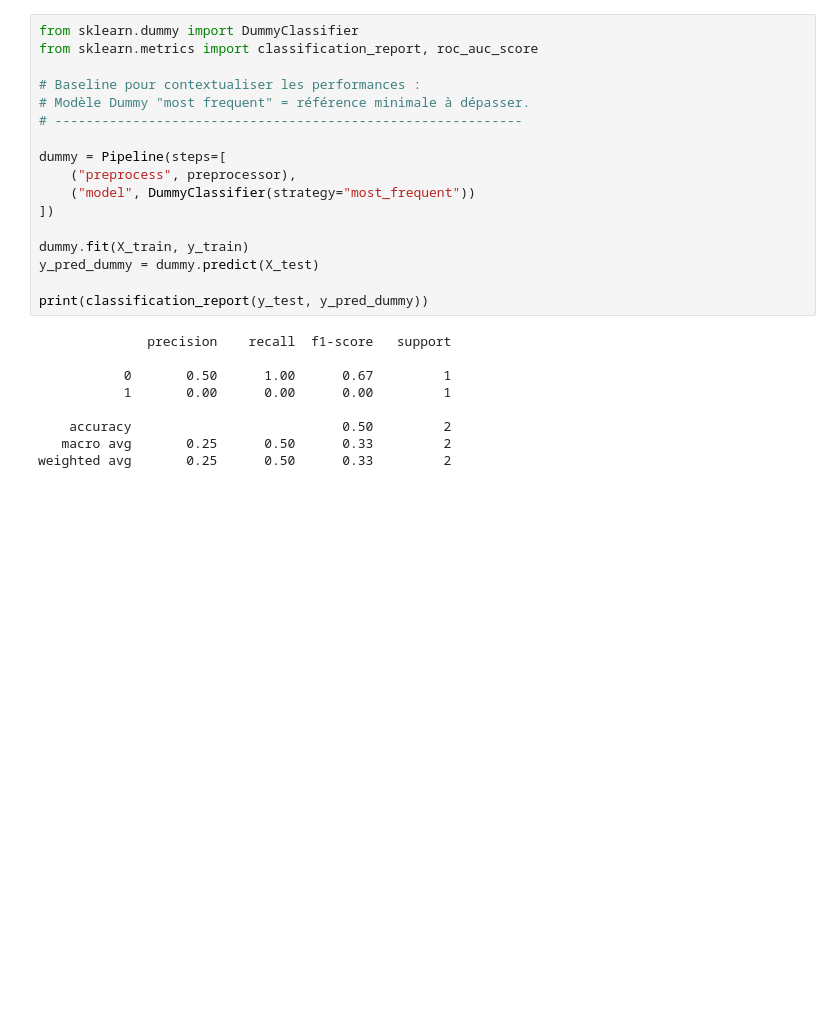
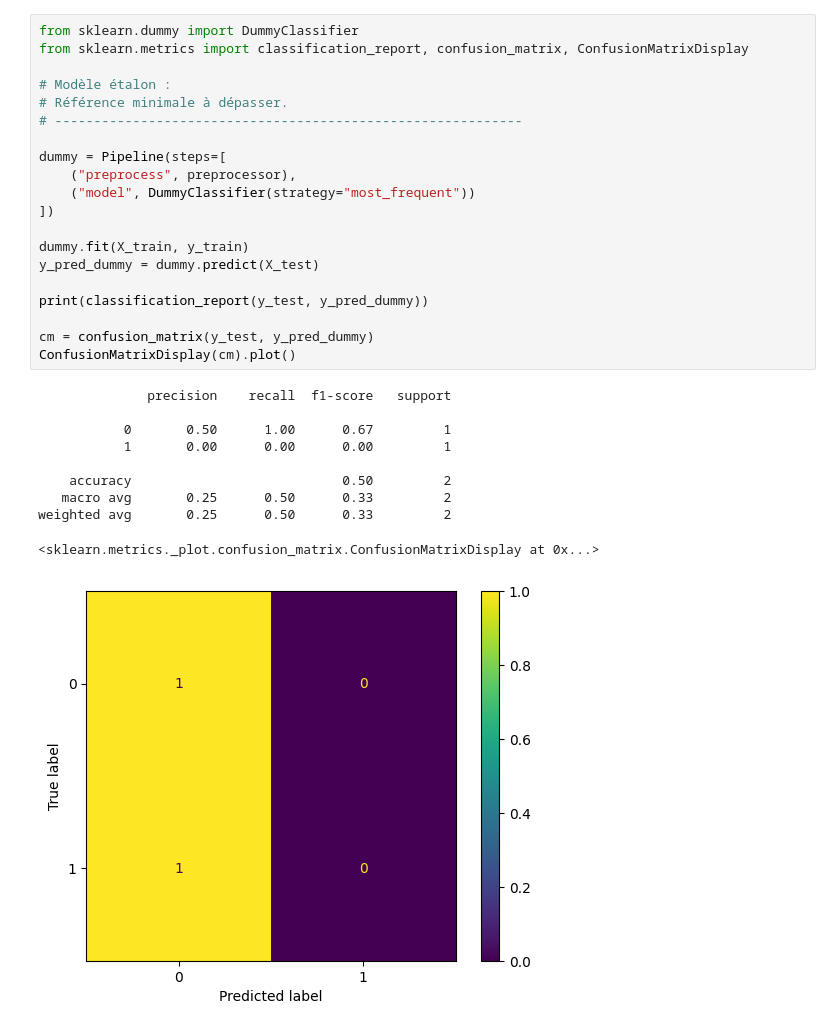
Before and after one commit to sjbl69/Technovaa, a Jupyter notebook: notebooks/02_Modeling_and_SHAP.ipynb, the cells around one changed output. Saved outputs shown, nothing was run; the diff lists cells and outputs as text; blank space fills up the shorter version.

```diff
--- a/notebooks/02_Modeling_and_SHAP.ipynb
+++ b/notebooks/02_Modeling_and_SHAP.ipynb
@@ -89,29 +93,34 @@ preprocessor = ColumnTransformer(
 )
 # %%
 from sklearn.dummy import DummyClassifier
-from sklearn.metrics import classification_report, roc_auc_score
+from sklearn.metrics import classification_report, confusion_matrix, ConfusionMatrixDisplay
 
-# Baseline pour contextualiser les performances :
-# Modèle Dummy "most frequent" = référence minimale à dépasser.
+# Modèle étalon :
+# Référence minimale à dépasser.
 # ------------------------------------------------------------
 
 dummy = Pipeline(steps=[
     ("preprocess", preprocessor),
     ("model", DummyClassifier(strategy="most_frequent"))
 ])
 
 dummy.fit(X_train, y_train)
 y_pred_dummy = dummy.predict(X_test)
 
 print(classification_report(y_test, y_pred_dummy))
+
+cm = confusion_matrix(y_test, y_pred_dummy)
+ConfusionMatrixDisplay(cm).plot()
 # %% [output]
               precision    recall  f1-score   support
 
            0       0.50      1.00      0.67         1
            1       0.00      0.00      0.00         1
 
     accuracy                           0.50         2
    macro avg       0.25      0.50      0.33         2
 weighted avg       0.25      0.50      0.33         2
+<sklearn.metrics._plot.confusion_matrix.ConfusionMatrixDisplay at 0x...>
+[figure, added]
 # %%
 from sklearn.linear_model import LogisticRegression
```
Also changed, not shown: parts of 10 cells of this notebook, 1 other file.
